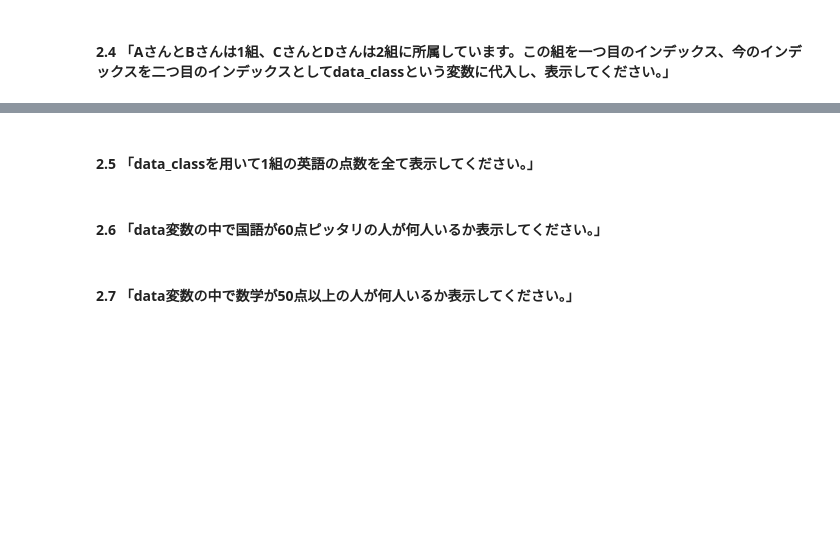
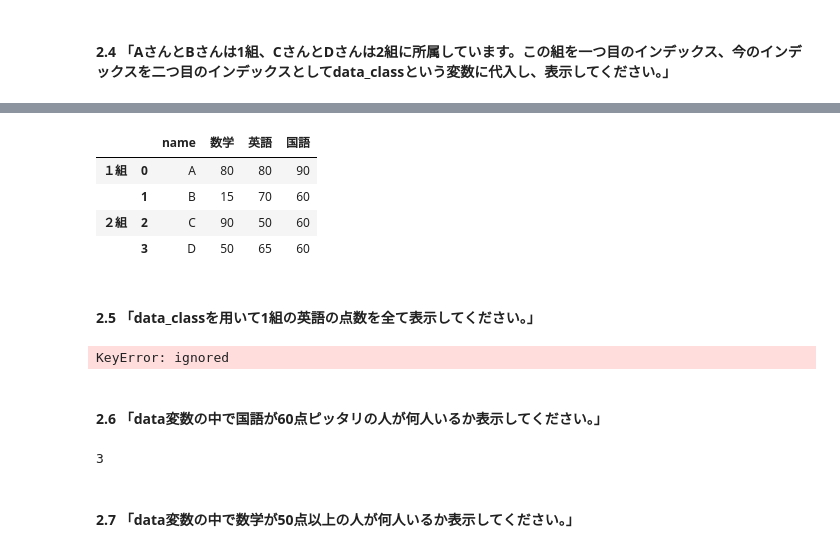
Before and after one commit to kaigitt/GoogleColab, a Jupyter notebook: pandas_editor_ipynb_のコピー.ipynb, the cells around one changed output, grey strips where cells are left out. Saved outputs shown, nothing was run; the diff lists cells and outputs as text; code cells hidden in the pictures; blank space fills up the shorter version.

```diff
--- a/pandas_editor_ipynb_のコピー.ipynb
+++ b/pandas_editor_ipynb_のコピー.ipynb
@@ -59,6 +118,24 @@ data_class
+# %%
+data_class.index = [['１組', '１組', '２組', '２組'], data.index]
+data_class
+# %% [output]
+|  |  | name | 数学 | 英語 | 国語 |
+| １組 | 0 | A | 80 | 80 | 90 |
+|  | 1 | B | 15 | 70 | 60 |
+| ２組 | 2 | C | 90 | 50 | 60 |
+|  | 3 | D | 50 | 65 | 60 |
 # %% [markdown]
 #### 2.5 「data_classを用いて1組の英語の点数を全て表示してください。」
+# %%
+###data_class['英語']['１組']
+data_class.loc['1組','英語']
+# %% [output]
+KeyError: ignored
 # %% [markdown]
 #### 2.6 「data変数の中で国語が60点ピッタリの人が何人いるか表示してください。」
+# %%
+len(data[data['国語'] == 60])
+# %% [output]
+3
 # %% [markdown]
 #### 2.7 「data変数の中で数学が50点以上の人が何人いるか表示してください。」
```
Also changed, not shown: parts of 17 cells of this notebook.
